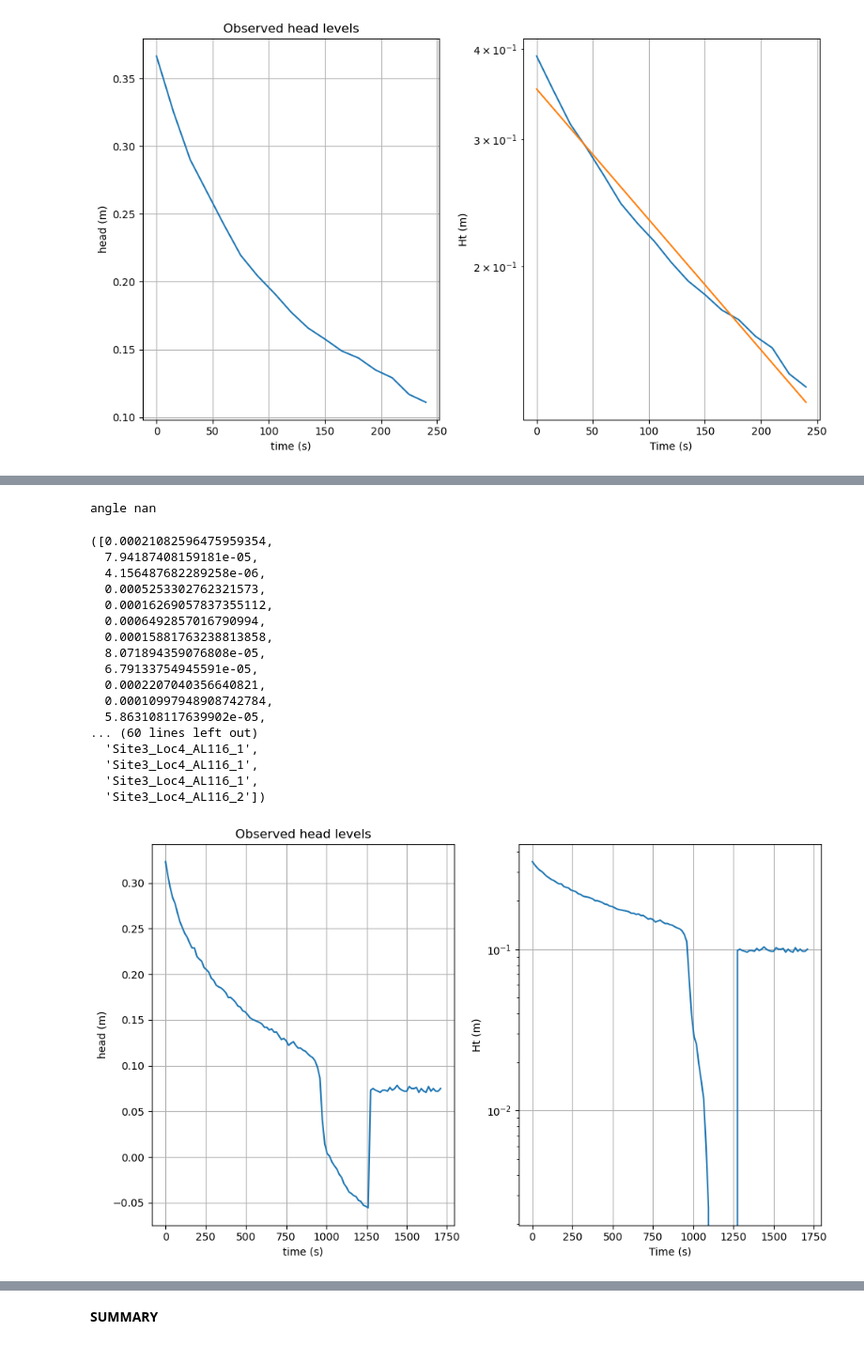
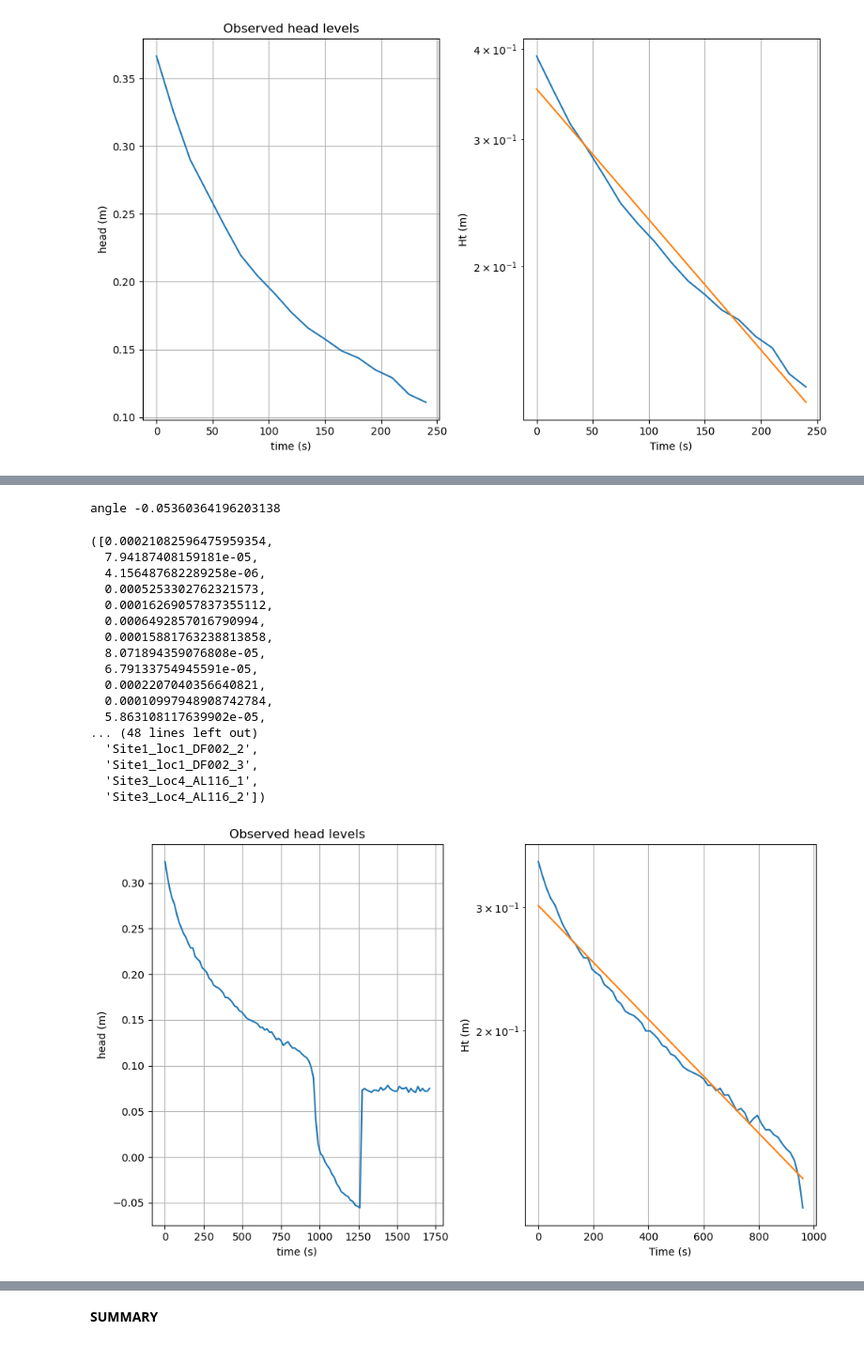
Before and after one commit to camicocozza/MDP_CODE, a Jupyter notebook: SLUG_TESTS/slug_tests 2.ipynb, the cells around one changed output, grey strips where cells are left out. Shown at 94% size. Saved outputs shown, nothing was run; the diff lists cells and outputs as text; code cells hidden in the pictures.

```diff
--- a/SLUG_TESTS/slug_tests 2.ipynb
+++ b/SLUG_TESTS/slug_tests 2.ipynb
@@ -1181,37 +1181,37 @@ angle -0.06713265217919402
 # %%
 df = pd.read_csv('Site3_Loc4_AL116_2.csv', delimiter = "      ",  encoding='ISO-8859-1')
 column_names = ['Datum & tijd', 'Druk (cmH2O)', "Temperatuur"]
 df.columns = column_names
 
 plt.figure(figsize = (10, 6))
 plt.subplot(121)
 Patmo = 950
 
 h, t = import_data(df, Patmo)
 code = "Site3_Loc4_AL116_2"
 
 plt.subplot(122)
 
 r = 10/2/100 #radius of bore hole (m)
-inv_aug(r, h, t, code)
+inv_aug(r, h[:-50], t[:-50], code)
 # %% [output]
-angle nan
+angle -0.05360364196203138
 ([0.00021082596475959354,
   7.94187408159181e-05,
   4.156487682289258e-06,
   0.0005253302762321573,
   0.00016269057837355112,
   0.0006492857016790994,
   0.00015881763238813858,
   8.071894359076808e-05,
   6.79133754945591e-05,
   0.0002207040356640821,
   0.00010997948908742784,
   5.863108117639902e-05,
-... (60 lines left out)
-  'Site3_Loc4_AL116_1',
-  'Site3_Loc4_AL116_1',
+... (48 lines left out)
+  'Site1_loc1_DF002_2',
+  'Site1_loc1_DF002_3',
   'Site3_Loc4_AL116_1',
   'Site3_Loc4_AL116_2'])
-[figure, old version]
+[figure, new version]
 # %%
```
Also changed, not shown: parts of 18 cells of this notebook, 6 other files.
